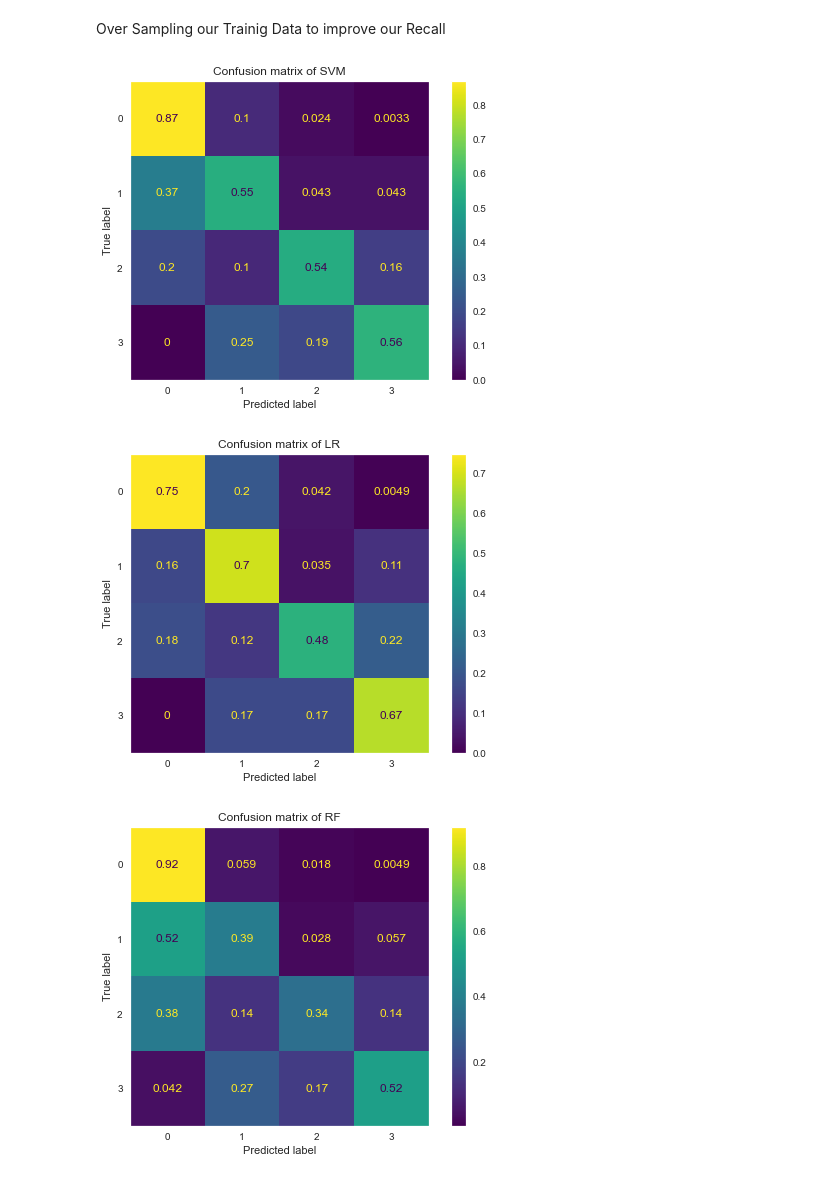
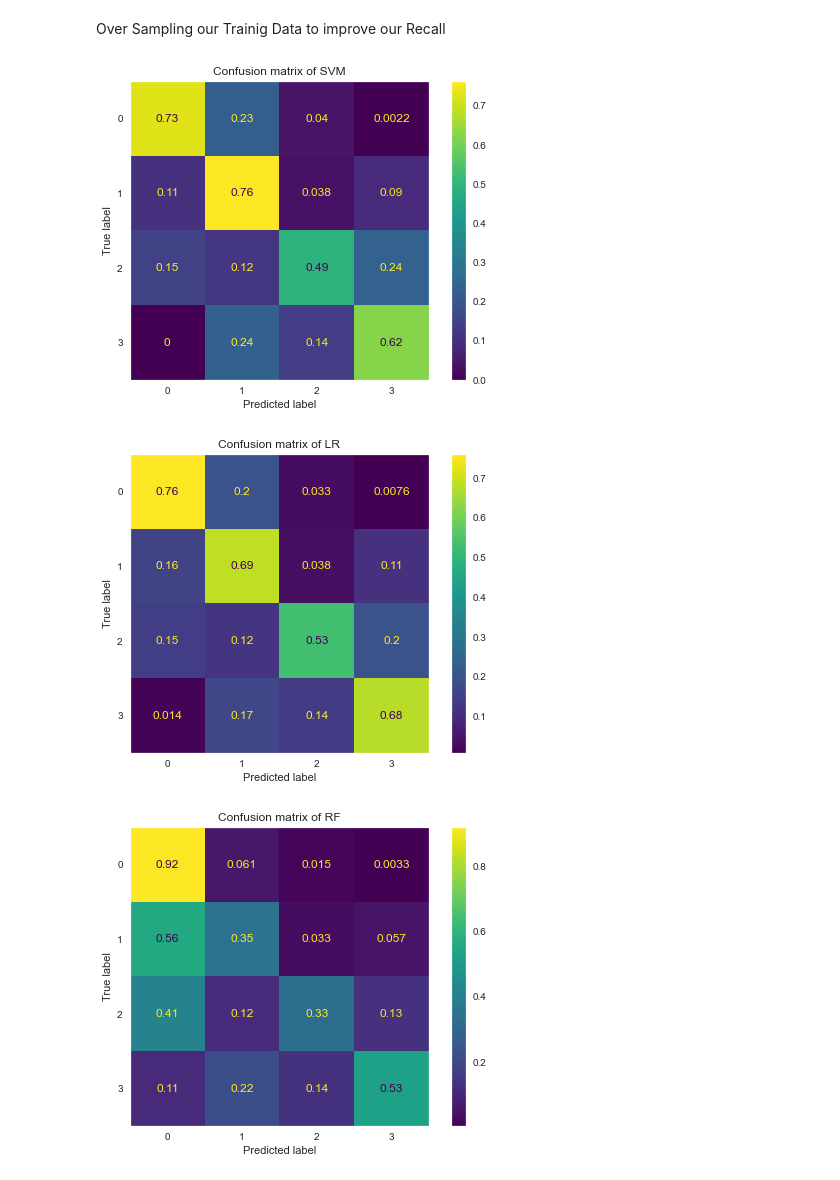
Before and after one commit to VIP509/Finance-Inclusion-1, a Jupyter notebook: Financial Inclusion Model.ipynb, the cells around one changed output. Saved outputs shown, nothing was run; the diff lists cells and outputs as text; code cells hidden in the pictures.

Commit message:
Adding test

```diff
--- a/Financial Inclusion Model.ipynb
+++ b/Financial Inclusion Model.ipynb
@@ -82,7 +98,6 @@ df1 = pd.read_csv('df_to_scaled.csv')
 cols_to_scale = df1.columns.difference(['Y'])
 scaler = preprocessing.MinMaxScaler()
 df_scaled = scaler.fit_transform(df1[cols_to_scale])
-df_scaled = pd.DataFrame(df_scaled, columns= cols_to_scale)
-df_scaled = pd.DataFrame(df_scaled,columns = df1.columns)
+df_scaled = pd.DataFrame(df_scaled,columns = df1.columns.difference(['Y']))
 # %% [markdown]
 ## Features Selection
@@ -145,4 +204,4 @@ X = df_scaled[features]
 # %% [markdown]
 ## Splitting the Dataset
 # %%
-X_train,X_test,y_train,y_test = train_test_split(X,y,test_size =0.20,random_state=456,stratify = y)
+X_train,X_test,y_train,y_test = train_test_split(X,y,test_size =0.30,random_state=456,stratify = y)
@@ -148,0 +210,15 @@ X_train,X_test,y_train,y_test = train_test_split(X,y,test_size =0.20,random_stat
+# %%
+train_score = []
+test_score = []
+k_vals = []
+
+for k in range(1, 21):
+    k_vals.append(k)
+    knn = KNeighborsClassifier(n_neighbors = k)
+    knn.fit(X_train, y_train)
+
+    tr_score = knn.score(X_train, y_train)
+    train_score.append(tr_score)
+
+    te_score = knn.score(X_test, y_test)
+    test_score.append(te_score)
@@ -234,11 +315,0 @@ weighted avg      0.725     0.684     0.675       854
-# %%
-for k,v in models.items():
-    y_predict = v.predict(X_test)
-    cf_matrix = confusion_matrix(y_test, y_predict)
-    ax = sns.heatmap(cf_matrix, annot=True, linewidths=.5, cmap = 'Blues', fmt="")
-    ax.set(xlabel='Predicted', ylabel='True')
-    plt.title('Classification report of {}'.format(k))
-    plt.figure(figsize=(5,4))
-
-    print(k)
-    print(metrics.classification_report(y_test, y_predict, digits=3))
@@ -270,34 +316,34 @@ weighted avg      0.725     0.684     0.675       854
 # %% [markdown]
 Over Sampling our Trainig Data to improve our Recall
 # %%
-svm_clf = svm.LinearSVC( max_iter= 2900,class_weight = 'balanced')
+svm_clf = SVC( max_iter= 2900,class_weight = 'balanced')
 lr_clf = LogisticRegression(max_iter= 2900,class_weight = 'balanced')
 rf_clf = RandomForestClassifier(random_state = 5,class_weight = 'balanced')
 knn = KNeighborsClassifier(n_neighbors=7)
 bayes = GaussianNB()
 df_acc = pd.DataFrame()
 dec_tree = tree.DecisionTreeClassifier(random_state=5,class_weight = 'balanced')
-import time
-kfold = KFold(n_splits=10 ,random_state=0,shuffle = True)
+
+kfold = KFold(n_splits=15 ,random_state=0,shuffle = True)
 moments = ['mean', 'std','time']
 models_df = pd.DataFrame(index = moments)
-models = {'SVM': svm_clf, 'LR':lr_clf, 'RF': rf_clf,'DCT' :dec_tree, 'Knn' : knn, 'Naiv': bayes}
+models = {'SVM': svm_clf, 'LR':lr_clf, 'RF': rf_clf,'DCT' :dec_tree, 'Knn' : knn, 'GaussianNB': bayes}
 
 for k,v in models.items():
     start = time.time()
     stats = []
     v.fit(X_train,y_train)
     end = time.time()
     cv_result = cross_val_score(v, X_train, y_train, cv = kfold, scoring = "accuracy")
     cv_result = cv_result*100
     df_acc[k] = cv_result
     stats.append(cv_result.mean())
     stats.append((cv_result).std())
     stats.append(end-start)
     models_df[k] = stats
     plot_confusion_matrix(v,X_test,y_test,normalize = 'true')
     plt.title('Confusion matrix of {}'.format(k))
 # %% [output]
-[figure, old version]
+[figure, new version]
-[figure, old version]
+[figure, new version]
-[figure, old version]
+[figure, new version]
```
Also changed, not shown: parts of 19 cells of this notebook, 1 other file.
